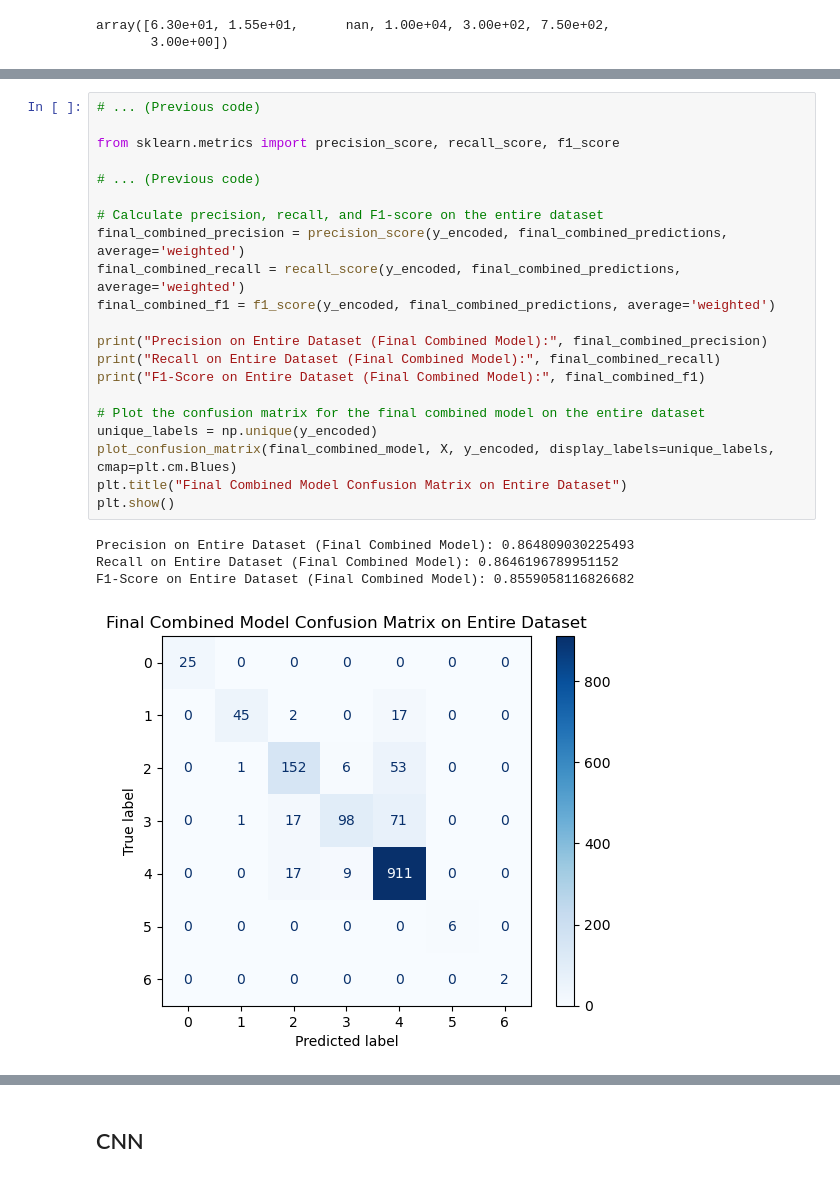
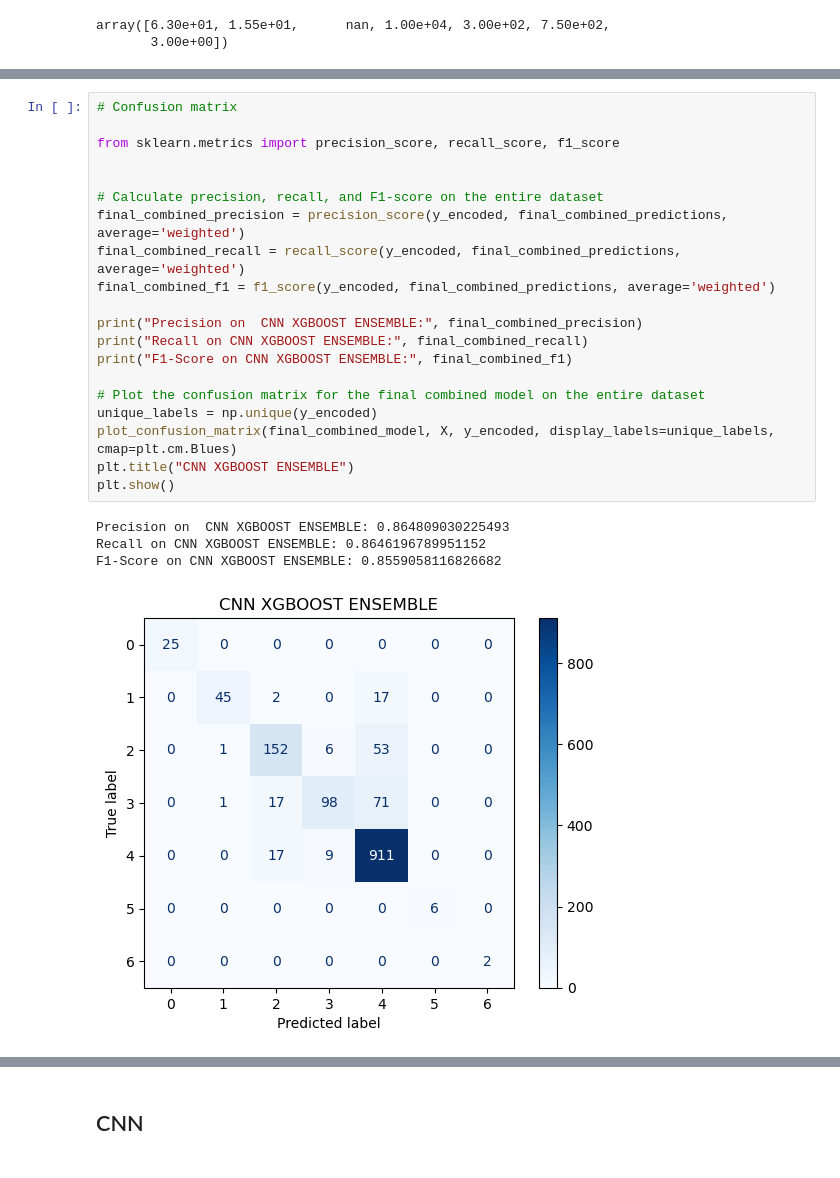
Before and after one commit to neha7384/mentalhealthdisorder, a Jupyter notebook: Project_22223004.ipynb, the cells around one changed output, grey strips where cells are left out. Cells and saved outputs as stored; diff of their text form.

```diff
--- a/Project_22223004.ipynb
+++ b/Project_22223004.ipynb
@@ -291,27 +282,26 @@ Accuracy on Entire Dataset (Final Combined Model): 0.8646196789951152
 # %%
-# ... (Previous code)
+# Confusion matrix
 
 from sklearn.metrics import precision_score, recall_score, f1_score
 
-# ... (Previous code)
 
 # Calculate precision, recall, and F1-score on the entire dataset
 final_combined_precision = precision_score(y_encoded, final_combined_predictions, average='weighted')
 final_combined_recall = recall_score(y_encoded, final_combined_predictions, average='weighted')
 final_combined_f1 = f1_score(y_encoded, final_combined_predictions, average='weighted')
 
-print("Precision on Entire Dataset (Final Combined Model):", final_combined_precision)
-print("Recall on Entire Dataset (Final Combined Model):", final_combined_recall)
-print("F1-Score on Entire Dataset (Final Combined Model):", final_combined_f1)
+print("Precision on  CNN XGBOOST ENSEMBLE:", final_combined_precision)
+print("Recall on CNN XGBOOST ENSEMBLE:", final_combined_recall)
+print("F1-Score on CNN XGBOOST ENSEMBLE:", final_combined_f1)
 
 # Plot the confusion matrix for the final combined model on the entire dataset
 unique_labels = np.unique(y_encoded)
 plot_confusion_matrix(final_combined_model, X, y_encoded, display_labels=unique_labels, cmap=plt.cm.Blues)
-plt.title("Final Combined Model Confusion Matrix on Entire Dataset")
+plt.title("CNN XGBOOST ENSEMBLE")
 plt.show()
 # %% [output]
-Precision on Entire Dataset (Final Combined Model): 0.864809030225493
-Recall on Entire Dataset (Final Combined Model): 0.8646196789951152
-F1-Score on Entire Dataset (Final Combined Model): 0.8559058116826682
+Precision on  CNN XGBOOST ENSEMBLE: 0.864809030225493
+Recall on CNN XGBOOST ENSEMBLE: 0.8646196789951152
+F1-Score on CNN XGBOOST ENSEMBLE: 0.8559058116826682
-[figure, old version]
+[figure, new version]
 # %%
```
Also changed, not shown: parts of 26 cells of this notebook.
